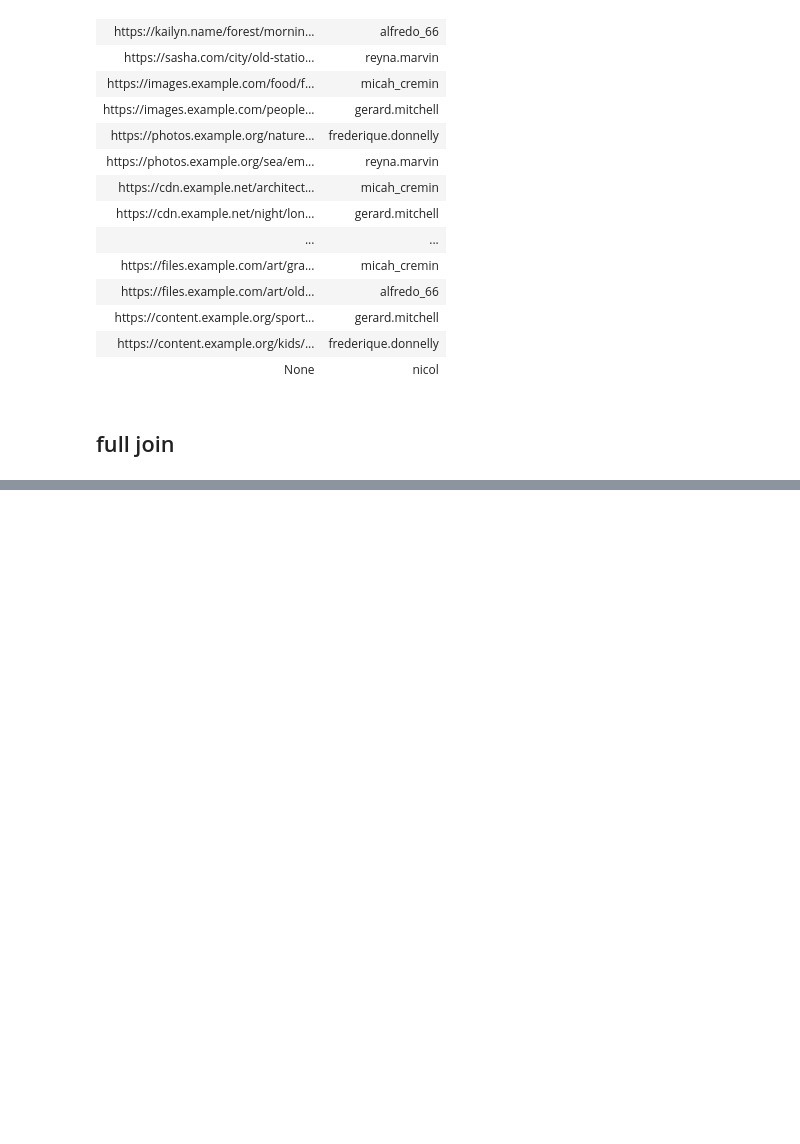
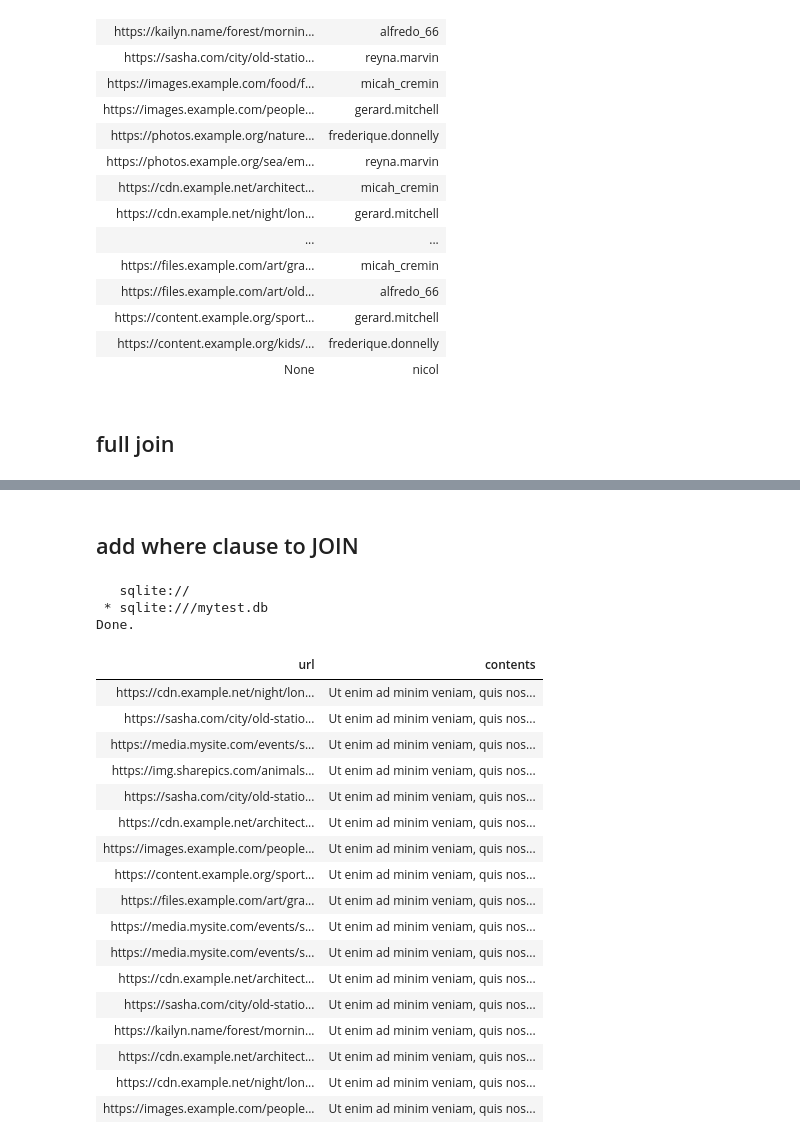
Before and after one commit to alirezaghorbani1983/psql_training, a Jupyter notebook: psql_1.ipynb, the cells around one changed output, grey strips where cells are left out. Saved outputs shown, nothing was run; the diff lists cells and outputs as text; code cells hidden in the pictures; blank space fills up the shorter version.

```diff
--- a/psql_1.ipynb
+++ b/psql_1.ipynb
@@ -1249,0 +1250,31 @@ Done.
+# %% [markdown]
+## add where clause to JOIN
+# %%
+%%sql
+
+select url,contents
+from comments
+full join photos on photos.id = comments.photo_id
+WHERE comments.user_id = photos.user_id;
+# %% [output]
+   sqlite://
+ * sqlite:///mytest.db
+Done.
+| url | contents |
+| https://cdn.example.net/night/lon... | Ut enim ad minim veniam, quis nos... |
+| https://sasha.com/city/old-statio... | Ut enim ad minim veniam, quis nos... |
+| https://media.mysite.com/events/s... | Ut enim ad minim veniam, quis nos... |
+| https://img.sharepics.com/animals... | Ut enim ad minim veniam, quis nos... |
+| https://sasha.com/city/old-statio... | Ut enim ad minim veniam, quis nos... |
+| https://cdn.example.net/architect... | Ut enim ad minim veniam, quis nos... |
+| https://images.example.com/people... | Ut enim ad minim veniam, quis nos... |
+| https://content.example.org/sport... | Ut enim ad minim veniam, quis nos... |
+| https://files.example.com/art/gra... | Ut enim ad minim veniam, quis nos... |
+| https://media.mysite.com/events/s... | Ut enim ad minim veniam, quis nos... |
+| https://media.mysite.com/events/s... | Ut enim ad minim veniam, quis nos... |
+| https://cdn.example.net/architect... | Ut enim ad minim veniam, quis nos... |
+| https://sasha.com/city/old-statio... | Ut enim ad minim veniam, quis nos... |
+| https://kailyn.name/forest/mornin... | Ut enim ad minim veniam, quis nos... |
+| https://cdn.example.net/architect... | Ut enim ad minim veniam, quis nos... |
+| https://cdn.example.net/night/lon... | Ut enim ad minim veniam, quis nos... |
+| https://images.example.com/people... | Ut enim ad minim veniam, quis nos... |
```
Also changed, not shown: parts of 6 cells of this notebook.
